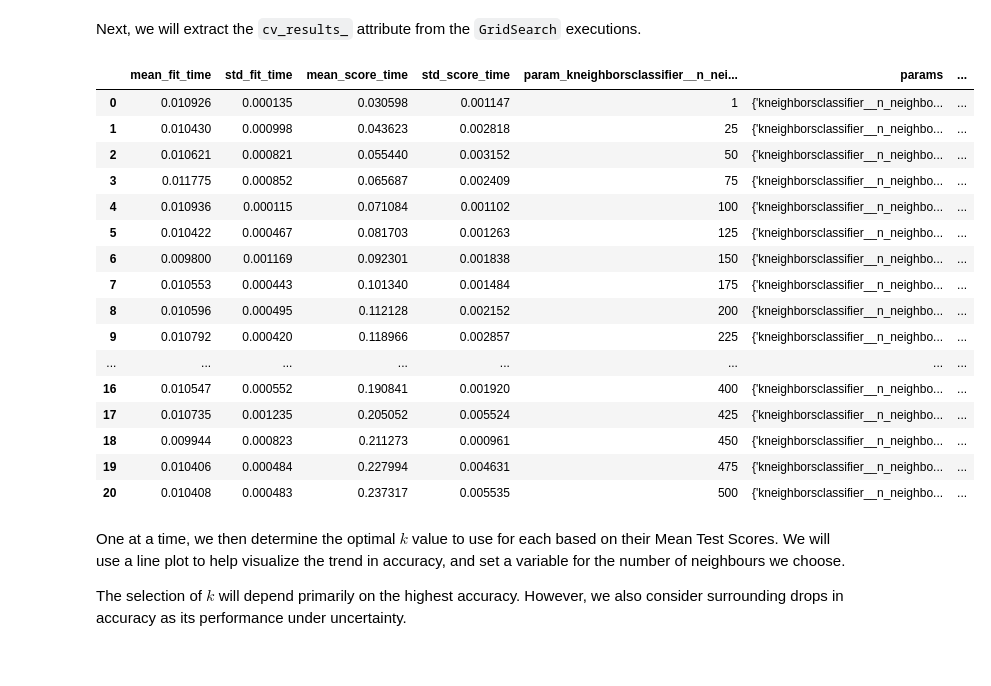
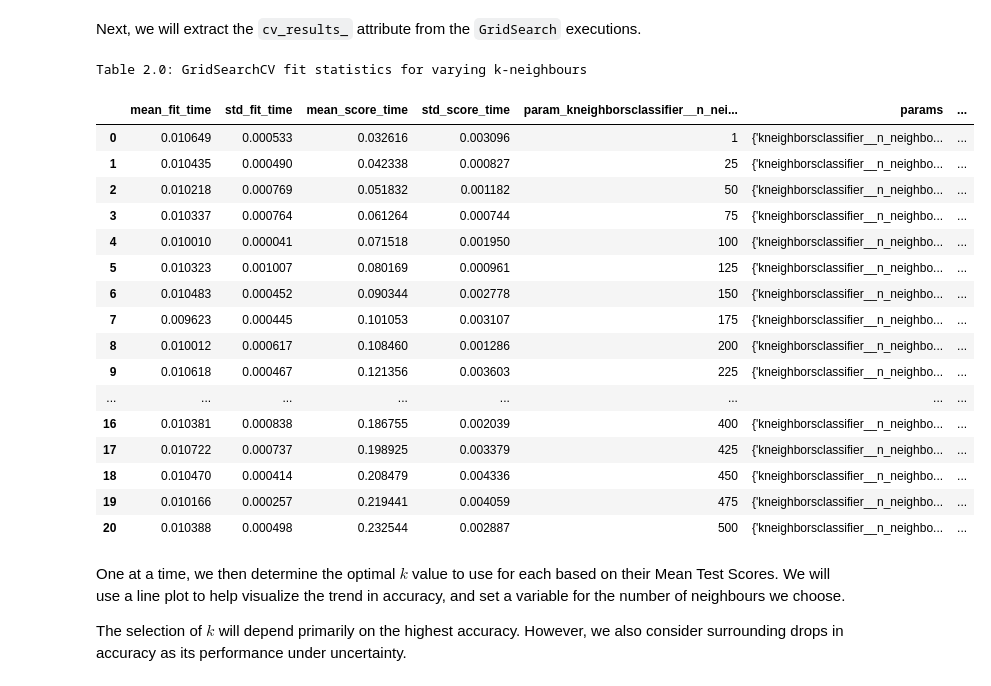
Before and after one commit to Lucas-Kuhn/group7_prj, a Jupyter notebook: notebook/Pulsar Report.ipynb, the cells around one changed output. Drawn from its saved outputs; the diff is of its cells as text; code cells hidden in the pictures.

Commit message:
Table / figure numbers; run optimized models

```diff
--- a/notebook/Pulsar Report.ipynb
+++ b/notebook/Pulsar Report.ipynb
@@ -349,38 +355,39 @@ Next, we will extract the `cv_results_` attribute from the `GridSearch` executio
 # %%
 accuracies_mean_grid = pd.DataFrame(mean_model_grid.cv_results_)
 
 accuracies_skewness_grid = pd.DataFrame(skewness_model_grid.cv_results_)
 
 accuracies_kurtosis_grid = pd.DataFrame(kurtosis_model_grid.cv_results_)
 
 accuracies_mean_skewness_grid = pd.DataFrame(mean_skewness_model_grid.cv_results_)
 
 accuracies_mean_kurtosis_grid = pd.DataFrame(mean_kurtosis_model_grid.cv_results_)
 
 accuracies_skewness_kurtosis_grid = pd.DataFrame(skewness_kurtosis_model_grid.cv_results_)
 
 accuracies_all_grid = pd.DataFrame(all_model_grid.cv_results_)
 
 # As an example, we view the accuracies from the "all predictors" model
-accuracies_all_grid
+accuracies_all_grid.style.set_caption("Table 2.0: GridSearchCV fit statistics for varying k-neighbours")
 # %% [output]
+Table 2.0: GridSearchCV fit statistics for varying k-neighbours
 |  | mean_fit_time | std_fit_time | mean_score_time | std_score_time | param_kneighborsclassifier__n_nei... | params | ... |
-| 0 | 0.010926 | 0.000135 | 0.030598 | 0.001147 | 1 | {'kneighborsclassifier__n_neighbo... | ... |
-| 1 | 0.010430 | 0.000998 | 0.043623 | 0.002818 | 25 | {'kneighborsclassifier__n_neighbo... | ... |
-| 2 | 0.010621 | 0.000821 | 0.055440 | 0.003152 | 50 | {'kneighborsclassifier__n_neighbo... | ... |
-| 3 | 0.011775 | 0.000852 | 0.065687 | 0.002409 | 75 | {'kneighborsclassifier__n_neighbo... | ... |
-| 4 | 0.010936 | 0.000115 | 0.071084 | 0.001102 | 100 | {'kneighborsclassifier__n_neighbo... | ... |
-| 5 | 0.010422 | 0.000467 | 0.081703 | 0.001263 | 125 | {'kneighborsclassifier__n_neighbo... | ... |
-| 6 | 0.009800 | 0.001169 | 0.092301 | 0.001838 | 150 | {'kneighborsclassifier__n_neighbo... | ... |
-| 7 | 0.010553 | 0.000443 | 0.101340 | 0.001484 | 175 | {'kneighborsclassifier__n_neighbo... | ... |
-| 8 | 0.010596 | 0.000495 | 0.112128 | 0.002152 | 200 | {'kneighborsclassifier__n_neighbo... | ... |
-| 9 | 0.010792 | 0.000420 | 0.118966 | 0.002857 | 225 | {'kneighborsclassifier__n_neighbo... | ... |
+| 0 | 0.010649 | 0.000533 | 0.032616 | 0.003096 | 1 | {'kneighborsclassifier__n_neighbo... | ... |
+| 1 | 0.010435 | 0.000490 | 0.042338 | 0.000827 | 25 | {'kneighborsclassifier__n_neighbo... | ... |
+| 2 | 0.010218 | 0.000769 | 0.051832 | 0.001182 | 50 | {'kneighborsclassifier__n_neighbo... | ... |
+| 3 | 0.010337 | 0.000764 | 0.061264 | 0.000744 | 75 | {'kneighborsclassifier__n_neighbo... | ... |
+| 4 | 0.010010 | 0.000041 | 0.071518 | 0.001950 | 100 | {'kneighborsclassifier__n_neighbo... | ... |
+| 5 | 0.010323 | 0.001007 | 0.080169 | 0.000961 | 125 | {'kneighborsclassifier__n_neighbo... | ... |
+| 6 | 0.010483 | 0.000452 | 0.090344 | 0.002778 | 150 | {'kneighborsclassifier__n_neighbo... | ... |
+| 7 | 0.009623 | 0.000445 | 0.101053 | 0.003107 | 175 | {'kneighborsclassifier__n_neighbo... | ... |
+| 8 | 0.010012 | 0.000617 | 0.108460 | 0.001286 | 200 | {'kneighborsclassifier__n_neighbo... | ... |
+| 9 | 0.010618 | 0.000467 | 0.121356 | 0.003603 | 225 | {'kneighborsclassifier__n_neighbo... | ... |
 | ... | ... | ... | ... | ... | ... | ... | ... |
-| 16 | 0.010547 | 0.000552 | 0.190841 | 0.001920 | 400 | {'kneighborsclassifier__n_neighbo... | ... |
-| 17 | 0.010735 | 0.001235 | 0.205052 | 0.005524 | 425 | {'kneighborsclassifier__n_neighbo... | ... |
-| 18 | 0.009944 | 0.000823 | 0.211273 | 0.000961 | 450 | {'kneighborsclassifier__n_neighbo... | ... |
-| 19 | 0.010406 | 0.000484 | 0.227994 | 0.004631 | 475 | {'kneighborsclassifier__n_neighbo... | ... |
-| 20 | 0.010408 | 0.000483 | 0.237317 | 0.005535 | 500 | {'kneighborsclassifier__n_neighbo... | ... |
+| 16 | 0.010381 | 0.000838 | 0.186755 | 0.002039 | 400 | {'kneighborsclassifier__n_neighbo... | ... |
+| 17 | 0.010722 | 0.000737 | 0.198925 | 0.003379 | 425 | {'kneighborsclassifier__n_neighbo... | ... |
+| 18 | 0.010470 | 0.000414 | 0.208479 | 0.004336 | 450 | {'kneighborsclassifier__n_neighbo... | ... |
+| 19 | 0.010166 | 0.000257 | 0.219441 | 0.004059 | 475 | {'kneighborsclassifier__n_neighbo... | ... |
+| 20 | 0.010388 | 0.000498 | 0.232544 | 0.002887 | 500 | {'kneighborsclassifier__n_neighbo... | ... |
 # %% [markdown]
 One at a time, we then determine the optimal $k$ value to use for each based on their Mean Test Scores. We will use a line plot to help visualize the trend in accuracy, and set a variable for the number of neighbours we choose.
 
```
Also changed, not shown: parts of 25 cells of this notebook.
